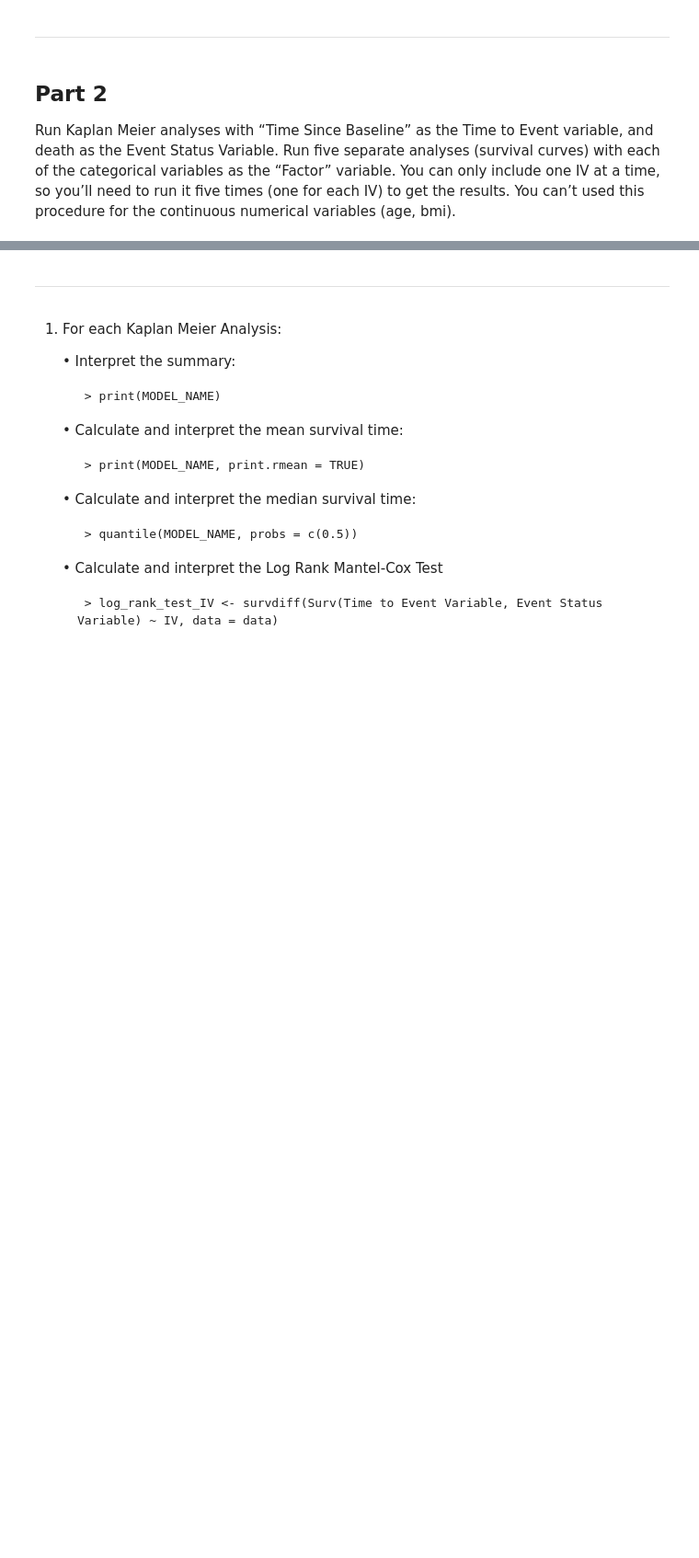
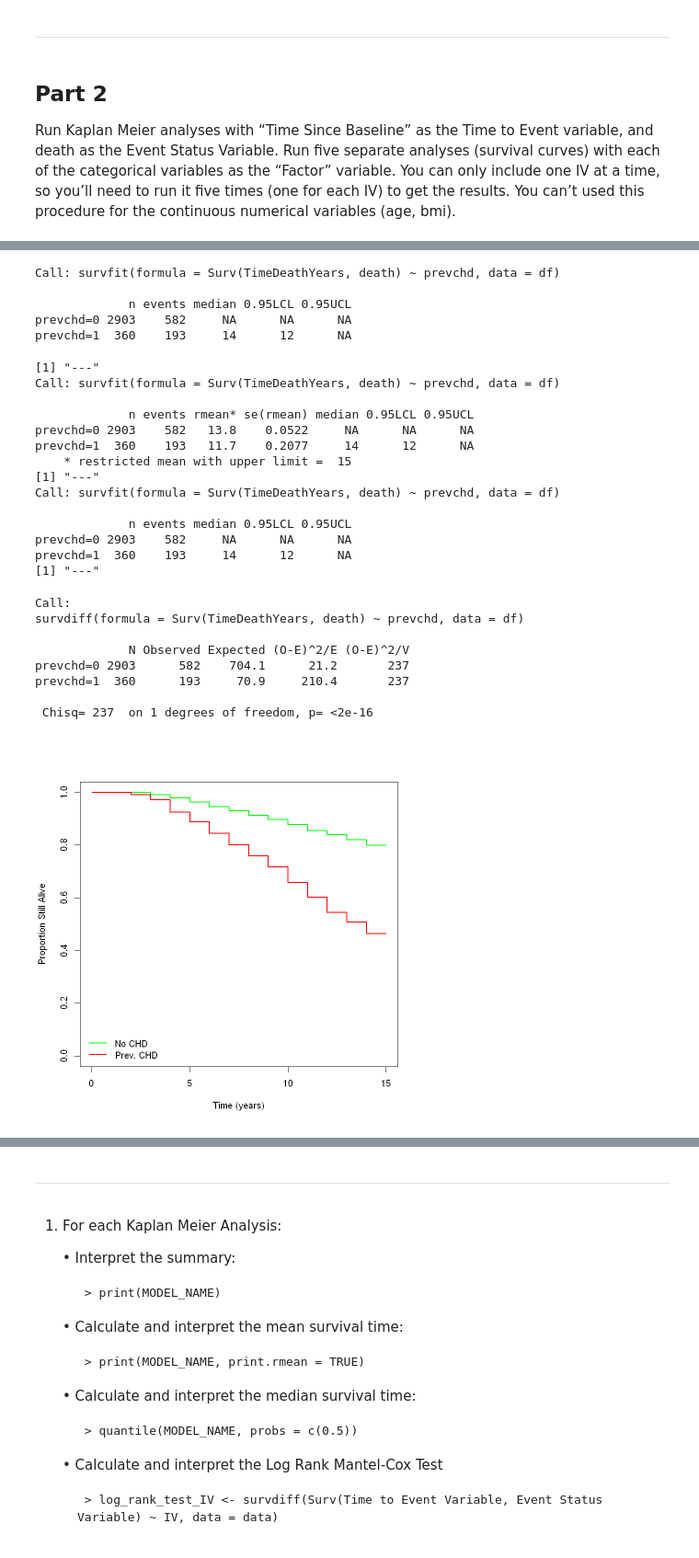
Before and after one commit to tyg3rr/HM878-Biostats, a Jupyter notebook: Problem Set 5 Cox and Kaplan Meier .ipynb, the cells around one changed output, grey strips where cells are left out. Shown at 92% size. Saved outputs shown, nothing was run; the diff lists cells and outputs as text; code cells hidden in the pictures; blank space fills up the shorter version.

```diff
--- a/Problem Set 5 Cox and Kaplan Meier .ipynb
+++ b/Problem Set 5 Cox and Kaplan Meier .ipynb
@@ -179,0 +298,54 @@ smoke=1 1121    274   13.5    0.0922     NA      NA      NA
+# %%
+km <- survfit(Surv(TimeDeathYears, death) ~ prevchd, data=df)
+
+km
+print('---')
+print(km, print.rmean = T)
+print('---')
+print(km, probs = c(0.5))
+print('---')
+survdiff(Surv(TimeDeathYears, death) ~ prevchd, data = df)
+plot(
+    km,
+    xlab='Time (years)',
+    ylab='Proportion Still Alive',
+    lwd=2,
+    conf.int=F,
+    col = c('green','red')
+    )
+
+legend(
+    'bottomleft',
+    legend = c('No CHD','Prev. CHD'),
+    col=c('green','red'),
+    lwd=2,bty='n'
+    )
+# %% [output]
+Call: survfit(formula = Surv(TimeDeathYears, death) ~ prevchd, data = df)
+
+             n events median 0.95LCL 0.95UCL
+prevchd=0 2903    582     NA      NA      NA
+prevchd=1  360    193     14      12      NA
+[1] "---"
+Call: survfit(formula = Surv(TimeDeathYears, death) ~ prevchd, data = df)
+
+             n events rmean* se(rmean) median 0.95LCL 0.95UCL
+prevchd=0 2903    582   13.8    0.0522     NA      NA      NA
+prevchd=1  360    193   11.7    0.2077     14      12      NA
+    * restricted mean with upper limit =  15
+[1] "---"
+Call: survfit(formula = Surv(TimeDeathYears, death) ~ prevchd, data = df)
+
+             n events median 0.95LCL 0.95UCL
+prevchd=0 2903    582     NA      NA      NA
+prevchd=1  360    193     14      12      NA
+[1] "---"
+Call:
+survdiff(formula = Surv(TimeDeathYears, death) ~ prevchd, data = df)
+
+             N Observed Expected (O-E)^2/E (O-E)^2/V
+prevchd=0 2903      582    704.1      21.2       237
+prevchd=1  360      193     70.9     210.4       237
+
+ Chisq= 237  on 1 degrees of freedom, p= <2e-16
+[figure, added]
```
Also changed, not shown: parts of 18 cells of this notebook.
